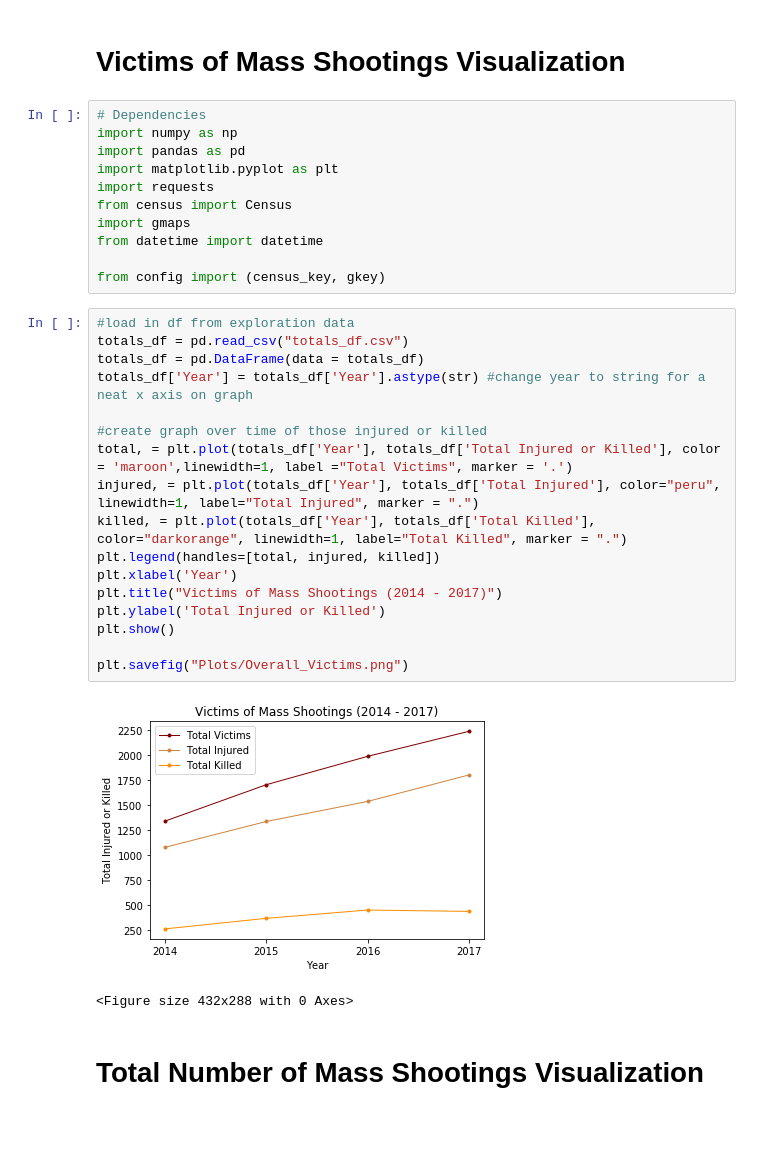
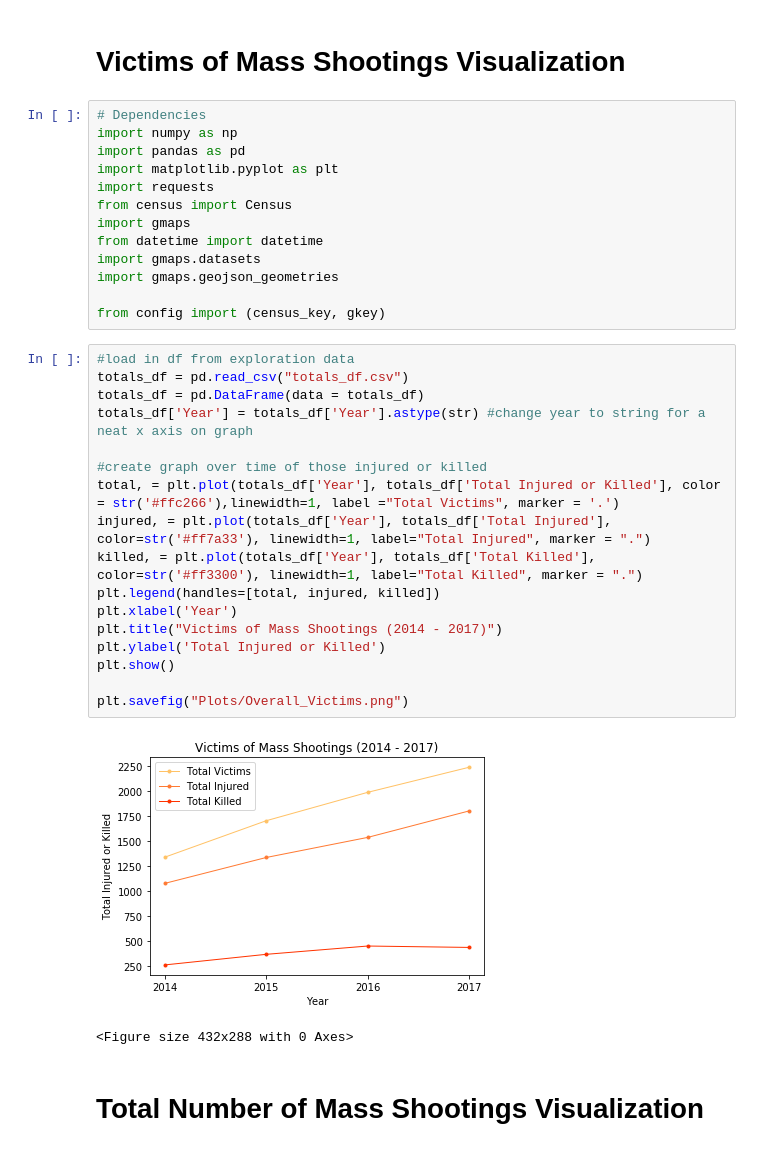
Before and after one commit to lprymak/Project1, a Jupyter notebook: Final_Data_Analysis.ipynb, the cells around one changed output. Cells and saved outputs as stored; diff of their text form.

```diff
--- a/Final_Data_Analysis.ipynb
+++ b/Final_Data_Analysis.ipynb
@@ -9,27 +9,29 @@ import requests
 from census import Census
 import gmaps
 from datetime import datetime
+import gmaps.datasets
+import gmaps.geojson_geometries
 
 from config import (census_key, gkey)
 # %%
 #load in df from exploration data
 totals_df = pd.read_csv("totals_df.csv")
 totals_df = pd.DataFrame(data = totals_df)
 totals_df['Year'] = totals_df['Year'].astype(str) #change year to string for a neat x axis on graph
 
 #create graph over time of those injured or killed
-total, = plt.plot(totals_df['Year'], totals_df['Total Injured or Killed'], color = 'maroon',linewidth=1, label ="Total Victims", marker = '.')
-injured, = plt.plot(totals_df['Year'], totals_df['Total Injured'], color="peru", linewidth=1, label="Total Injured", marker = ".")
-killed, = plt.plot(totals_df['Year'], totals_df['Total Killed'], color="darkorange", linewidth=1, label="Total Killed", marker = ".")
+total, = plt.plot(totals_df['Year'], totals_df['Total Injured or Killed'], color = str('#ffc266'),linewidth=1, label ="Total Victims", marker = '.')
+injured, = plt.plot(totals_df['Year'], totals_df['Total Injured'], color=str('#ff7a33'), linewidth=1, label="Total Injured", marker = ".")
+killed, = plt.plot(totals_df['Year'], totals_df['Total Killed'], color=str('#ff3300'), linewidth=1, label="Total Killed", marker = ".")
 plt.legend(handles=[total, injured, killed])
 plt.xlabel('Year')
 plt.title("Victims of Mass Shootings (2014 - 2017)")
 plt.ylabel('Total Injured or Killed')
 plt.show()
 
 plt.savefig("Plots/Overall_Victims.png")
 # %% [output]
-[figure, old version]
+[figure, new version]
 <Figure size 432x288 with 0 Axes>
 # %% [markdown]
 # Total Number of Mass Shootings Visualization
```
Also changed, not shown: parts of 33 cells of this notebook, 1 other file.
